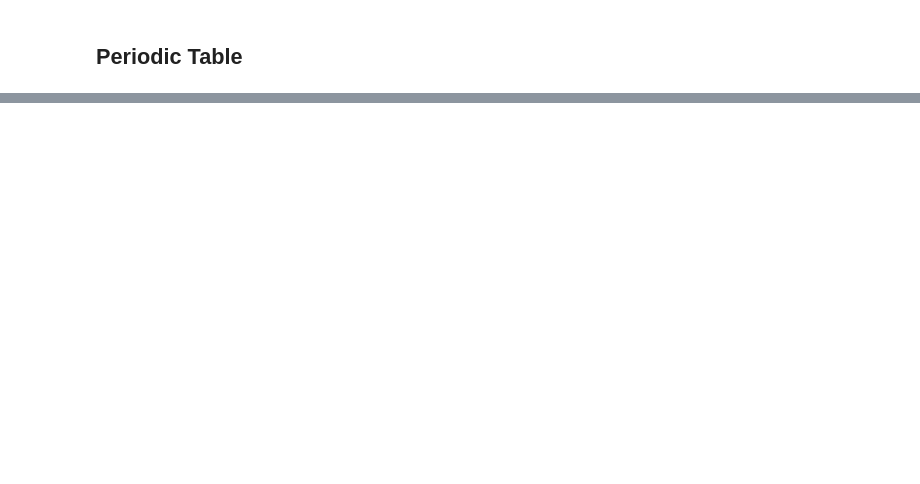
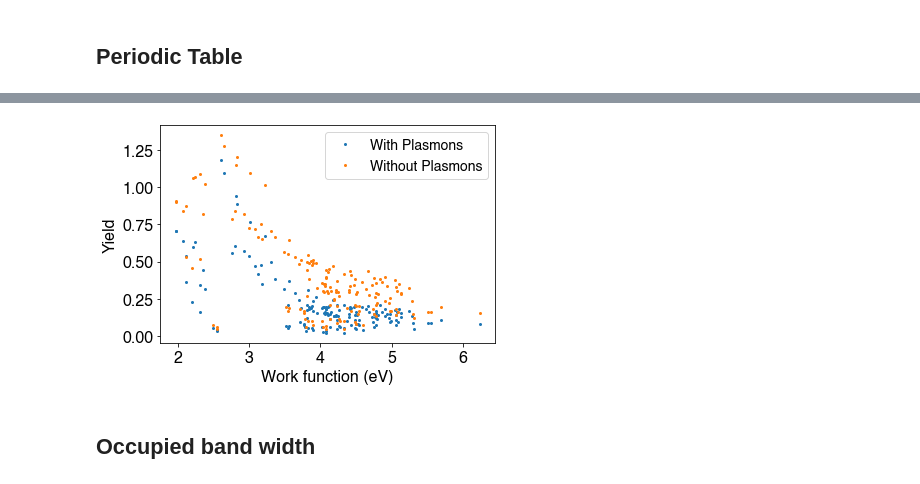
Before and after one commit to mbercx/phd-thesis, a Jupyter notebook: jupyter/quotas/metals/high_throughput.ipynb, the cells around one changed output, grey strips where cells are left out. Cells and saved outputs as stored; diff of their text form; code cells hidden in the pictures; blank space fills up the shorter version.

```diff
--- a/jupyter/quotas/metals/high_throughput.ipynb
+++ b/jupyter/quotas/metals/high_throughput.ipynb
@@ -20,2 +1,35 @@ with open("../yield.json", "r") as file:
+# %%
+# Notebook header <--- Always run this cell first!
+import os, json
+import ruamel.yaml as yaml
+import numpy as np
+import matplotlib.pyplot as plt
+%matplotlib inline
+import tikzplotlib
+
+from monty.json import MontyDecoder, MontyEncoder
+from pymatgen.util.plotting import periodic_table_heatmap
+from quotas.core import QuotasCalculator
+from ipywidgets import interact, FloatSlider, SelectionSlider
+
+data_dir = "/Users/mbercx/Dropbox/Phd/thesis/jupyter/quotas/data"
+figures_dir = "/Users/mbercx/Dropbox/Phd/thesis/figures/quotas"
+
+# Load the dictionary of all the structures for which we have calculated the required properties
+with open(os.path.join(data_dir, "yield.json"), "r") as file:
+    yield_dict = json.loads(file.read(), cls=MontyDecoder)
+
+# Also load the results without plasmon excitations
+with open(os.path.join(data_dir, "yield_np.json"), "r") as file:
+    yield_np_dict = json.loads(file.read(), cls=MontyDecoder)
+
+# Define the effective ionization energies of the rare gas ions
+ionization_energies = {
+    "He": 24.56 - 2,
+    "Ne": 21.56 - 1,
+    "Ar": 15.76 - 0.5,
+    "Kr": 12.00,
+    "Xe": 10.13
+}
 # %% [markdown]
 ## Periodic Table
@@ -87,0 +172,11 @@ He_yield_dict = {e: get_element_average(e, "He") for e in l}
+# %%
+rc_font_dict = {"size": 16, "family": "sans-serif",
+                "sans-serif": ['Helvetica', 'Verdana', 'Tahoma', 'Lucida Grande']}
+plt.rc("font", **rc_font_dict)
+plt = workfun_plot("He", include_non_plasmon=True)
+plt.legend(["With Plasmons", "Without Plasmons"], fontsize=14)
+tikzplotlib.save(os.path.join(figures_dir, "versus_workfun.tex"))
+# %% [output]
+[figure, added]
+# %% [markdown]
+## Occupied band width
```
Also changed, not shown: parts of 12 cells of this notebook.
